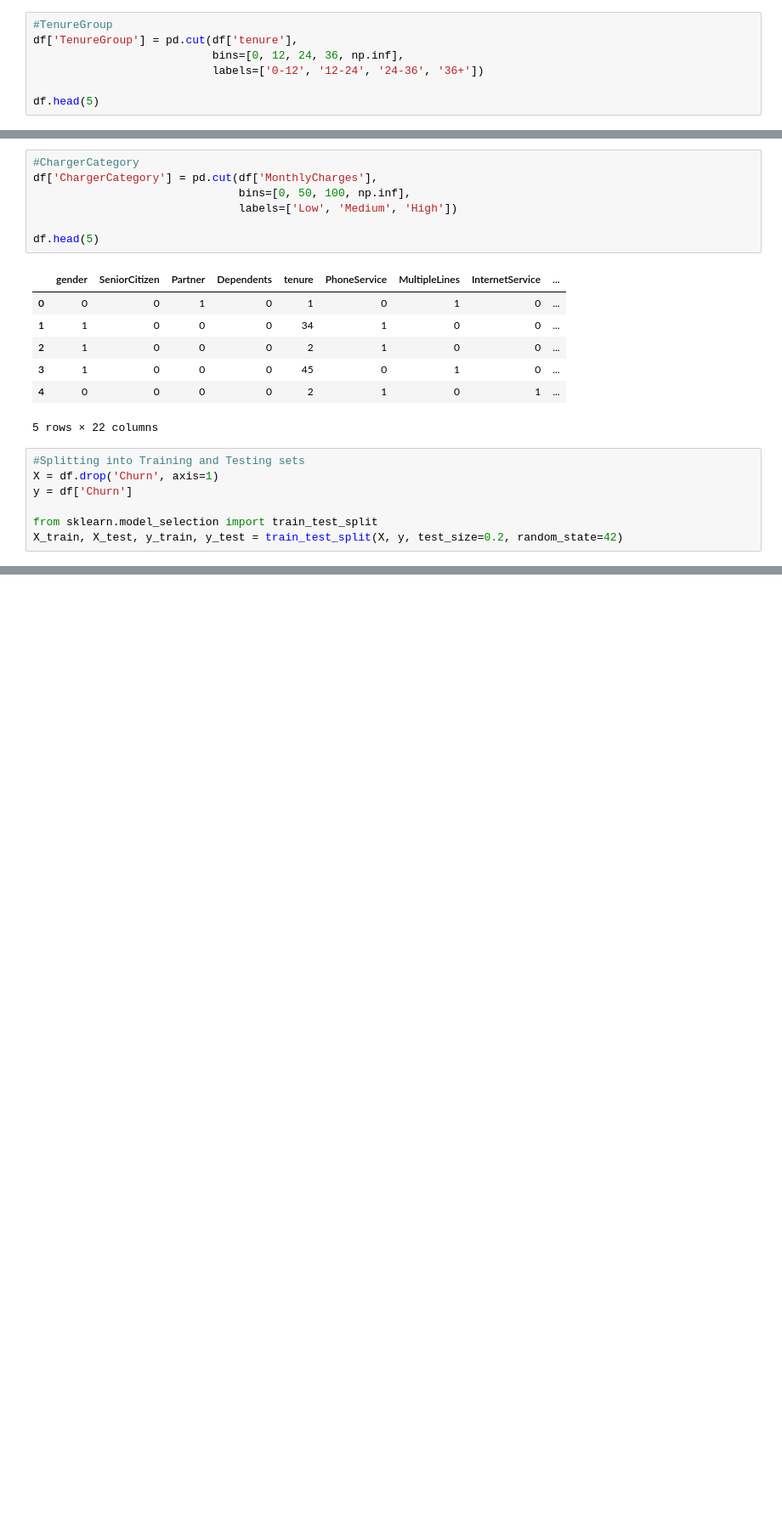
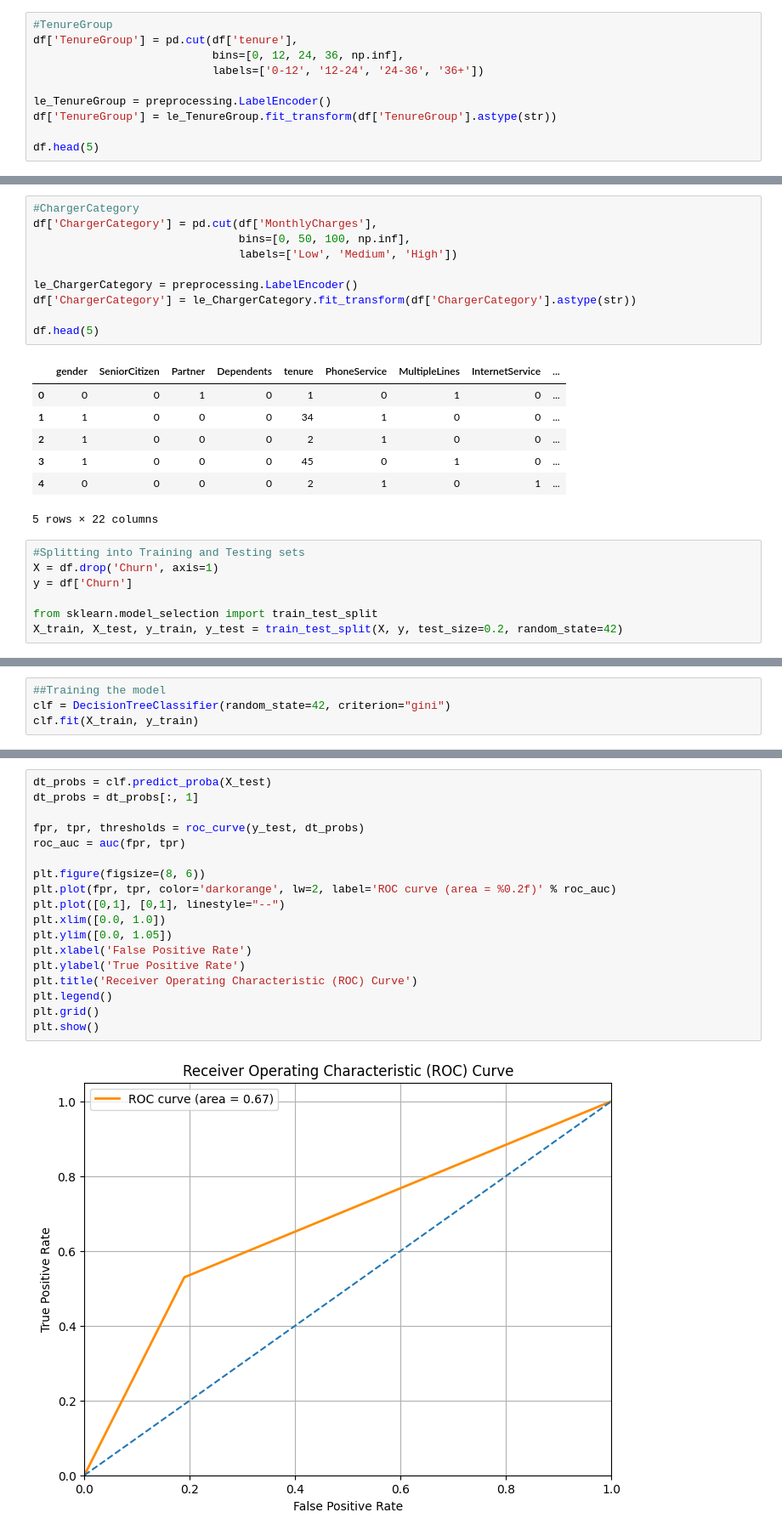
Before and after one commit to Sahanmee/Machine-Learning-Coursework, a Jupyter notebook: 2425450.ipynb, the cells around one changed output, grey strips where cells are left out. Shown: that part at 85% size. Saved outputs shown, nothing was run; the diff lists cells and outputs as text; blank space fills up the shorter version.

Commit message:
Decision Tree

```diff
--- a/2425450.ipynb
+++ b/2425450.ipynb
@@ -305,6 +310,9 @@ df['TenureGroup'] = pd.cut(df['tenure'],
                            bins=[0, 12, 24, 36, np.inf],
                            labels=['0-12', '12-24', '24-36', '36+'])
 
+le_TenureGroup = preprocessing.LabelEncoder()
+df['TenureGroup'] = le_TenureGroup.fit_transform(df['TenureGroup'].astype(str))
+
 df.head(5)
 # %% [output]
 |  | gender | SeniorCitizen | Partner | Dependents | tenure | PhoneService | MultipleLines | InternetService | ... |
@@ -320,6 +328,9 @@ df['ChargerCategory'] = pd.cut(df['MonthlyCharges'],
                                bins=[0, 50, 100, np.inf],
                                labels=['Low', 'Medium', 'High'])
 
+le_ChargerCategory = preprocessing.LabelEncoder()
+df['ChargerCategory'] = le_ChargerCategory.fit_transform(df['ChargerCategory'].astype(str))
+
 df.head(5)
 # %% [output]
 |  | gender | SeniorCitizen | Partner | Dependents | tenure | PhoneService | MultipleLines | InternetService | ... |
@@ -338,0 +352,4 @@ X_train, X_test, y_train, y_test = train_test_split(X, y, test_size=0.2, random_
+# %%
+##Training the model
+clf = DecisionTreeClassifier(random_state=42, criterion="gini")
+clf.fit(X_train, y_train)
@@ -338,0 +415,20 @@ X_train, X_test, y_train, y_test = train_test_split(X, y, test_size=0.2, random_
+# %%
+dt_probs = clf.predict_proba(X_test)
+dt_probs = dt_probs[:, 1]
+
+fpr, tpr, thresholds = roc_curve(y_test, dt_probs)
+roc_auc = auc(fpr, tpr)
+
+plt.figure(figsize=(8, 6))
+plt.plot(fpr, tpr, color='darkorange', lw=2, label='ROC curve (area = %0.2f)' % roc_auc)
+plt.plot([0,1], [0,1], linestyle="--")
+plt.xlim([0.0, 1.0])
+plt.ylim([0.0, 1.05])
+plt.xlabel('False Positive Rate')
+plt.ylabel('True Positive Rate')
+plt.title('Receiver Operating Characteristic (ROC) Curve')
+plt.legend()
+plt.grid()
+plt.show()
+# %% [output]
+[figure, added]
```
Also changed, not shown: parts of 13 cells of this notebook.
